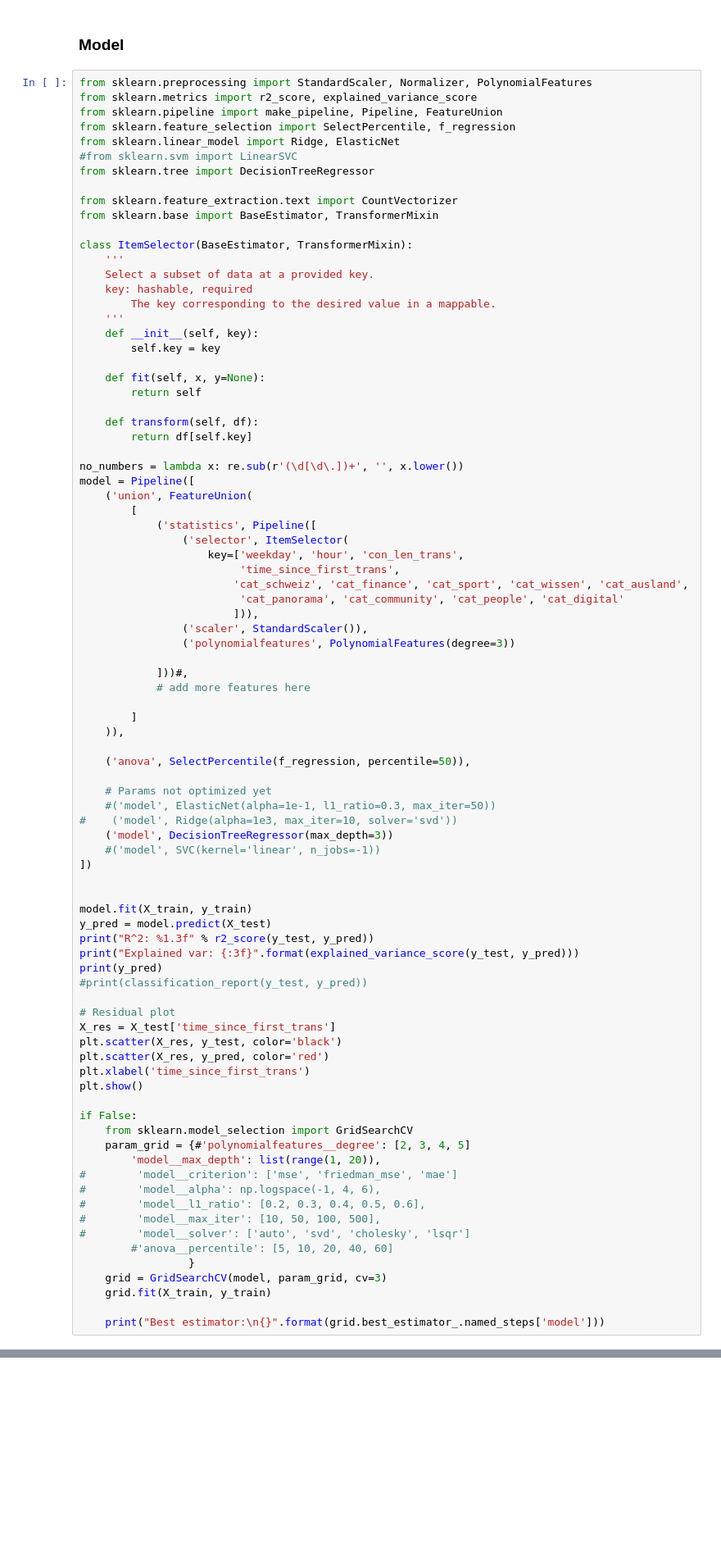
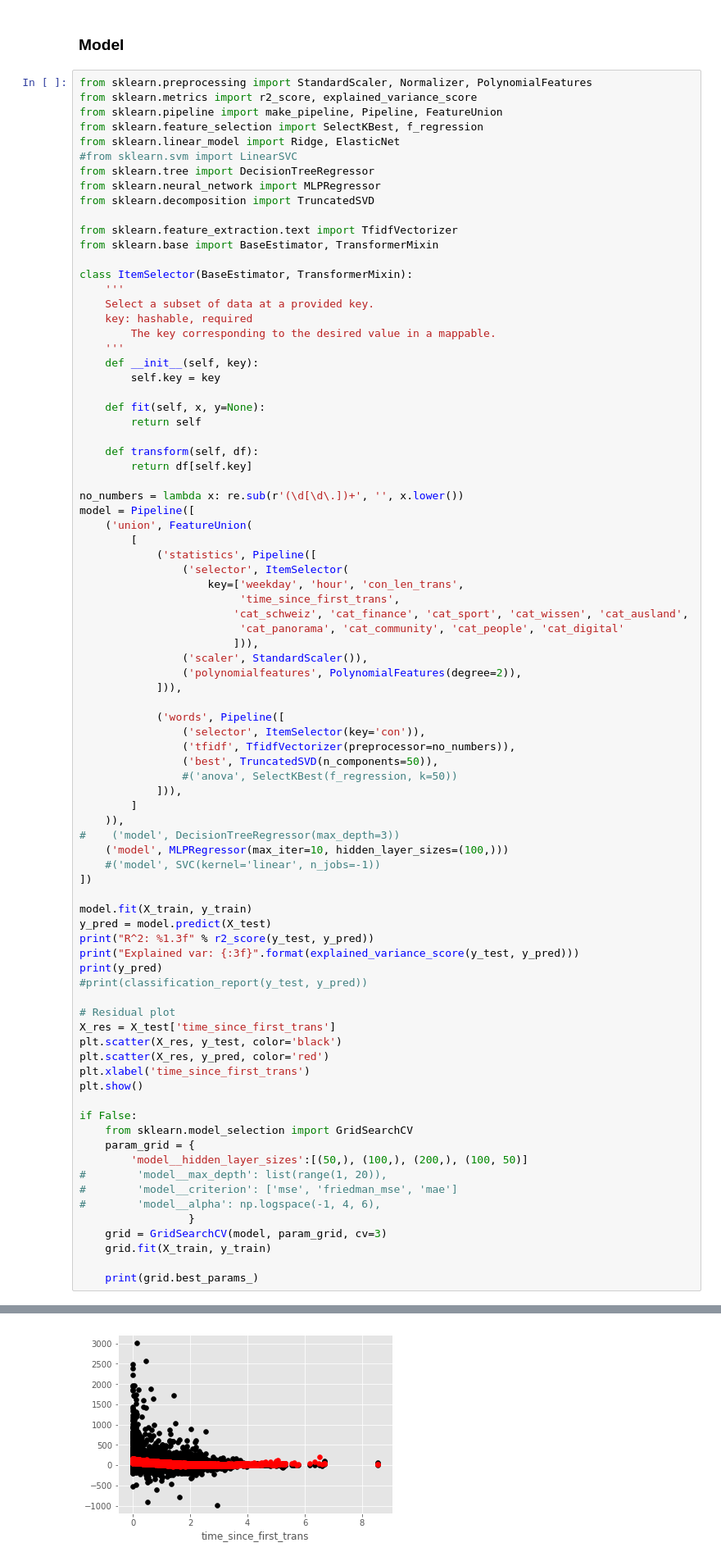
Before and after one commit to fdelia/bots, a Jupyter notebook: 4_prediction_model.ipynb, the cells around one changed output, grey strips where cells are left out. Shown at 82% size. Drawn from its saved outputs; the diff is of its cells as text; blank space fills up the shorter version.

Commit message:
using neural network

```diff
--- a/4_prediction_model.ipynb
+++ b/4_prediction_model.ipynb
@@ -221,12 +230,14 @@ X_train, X_test, y_train, y_test = train_test_split(X, y, test_size=0.2, random_
 from sklearn.preprocessing import StandardScaler, Normalizer, PolynomialFeatures
 from sklearn.metrics import r2_score, explained_variance_score
 from sklearn.pipeline import make_pipeline, Pipeline, FeatureUnion
-from sklearn.feature_selection import SelectPercentile, f_regression
+from sklearn.feature_selection import SelectKBest, f_regression
 from sklearn.linear_model import Ridge, ElasticNet
 #from sklearn.svm import LinearSVC
 from sklearn.tree import DecisionTreeRegressor
+from sklearn.neural_network import MLPRegressor
+from sklearn.decomposition import TruncatedSVD
 
-from sklearn.feature_extraction.text import CountVectorizer
+from sklearn.feature_extraction.text import TfidfVectorizer
 from sklearn.base import BaseEstimator, TransformerMixin
 
 class ItemSelector(BaseEstimator, TransformerMixin):
@@ -256,23 +267,21 @@ model = Pipeline([
                          'cat_panorama', 'cat_community', 'cat_people', 'cat_digital'
                         ])),
                 ('scaler', StandardScaler()),
-                ('polynomialfeatures', PolynomialFeatures(degree=3))
+                ('polynomialfeatures', PolynomialFeatures(degree=2)),
+            ])),
 
-            ]))#,
-            # add more features here
-
+            ('words', Pipeline([
+                ('selector', ItemSelector(key='con')),
+                ('tfidf', TfidfVectorizer(preprocessor=no_numbers)),
+                ('best', TruncatedSVD(n_components=50)),
+                #('anova', SelectKBest(f_regression, k=50))
+            ])),
         ]
     )),
-
-    ('anova', SelectPercentile(f_regression, percentile=50)),
-
-    # Params not optimized yet
-    #('model', ElasticNet(alpha=1e-1, l1_ratio=0.3, max_iter=50))
-#    ('model', Ridge(alpha=1e3, max_iter=10, solver='svd'))
-    ('model', DecisionTreeRegressor(max_depth=3))
+#    ('model', DecisionTreeRegressor(max_depth=3))
+    ('model', MLPRegressor(max_iter=10, hidden_layer_sizes=(100,)))
     #('model', SVC(kernel='linear', n_jobs=-1))
 ])
-
 
 model.fit(X_train, y_train)
 y_pred = model.predict(X_test)
@@ -290,16 +299,14 @@ plt.show()
 
 if False:
     from sklearn.model_selection import GridSearchCV
-    param_grid = {#'polynomialfeatures__degree': [2, 3, 4, 5]
-        'model__max_depth': list(range(1, 20)),
+    param_grid = {
+        'model__hidden_layer_sizes':[(50,), (100,), (200,), (100, 50)]
+#        'model__max_depth': list(range(1, 20)),
 #        'model__criterion': ['mse', 'friedman_mse', 'mae']
 #        'model__alpha': np.logspace(-1, 4, 6),
-#        'model__l1_ratio': [0.2, 0.3, 0.4, 0.5, 0.6],
-#        'model__max_iter': [10, 50, 100, 500],
-#        'model__solver': ['auto', 'svd', 'cholesky', 'lsqr']
-        #'anova__percentile': [5, 10, 20, 40, 60]
                  }
     grid = GridSearchCV(model, param_grid, cv=3)
     grid.fit(X_train, y_train)
 
-    print("Best estimator:\n{}".format(grid.best_estimator_.named_steps['model']))
+    print(grid.best_params_)
+# %% [output]
@@ -306,3 +317,4 @@ if False:
+[figure, added]
 # %% [markdown]
 ### Summary so far
 The decision tree regressor depends a lot on max_depth parameter: Depending on it, the model over- or underfits. I reached the best R^2 score with max_depth=3, but model underfits.
```
Also changed, not shown: parts of 7 cells of this notebook.
